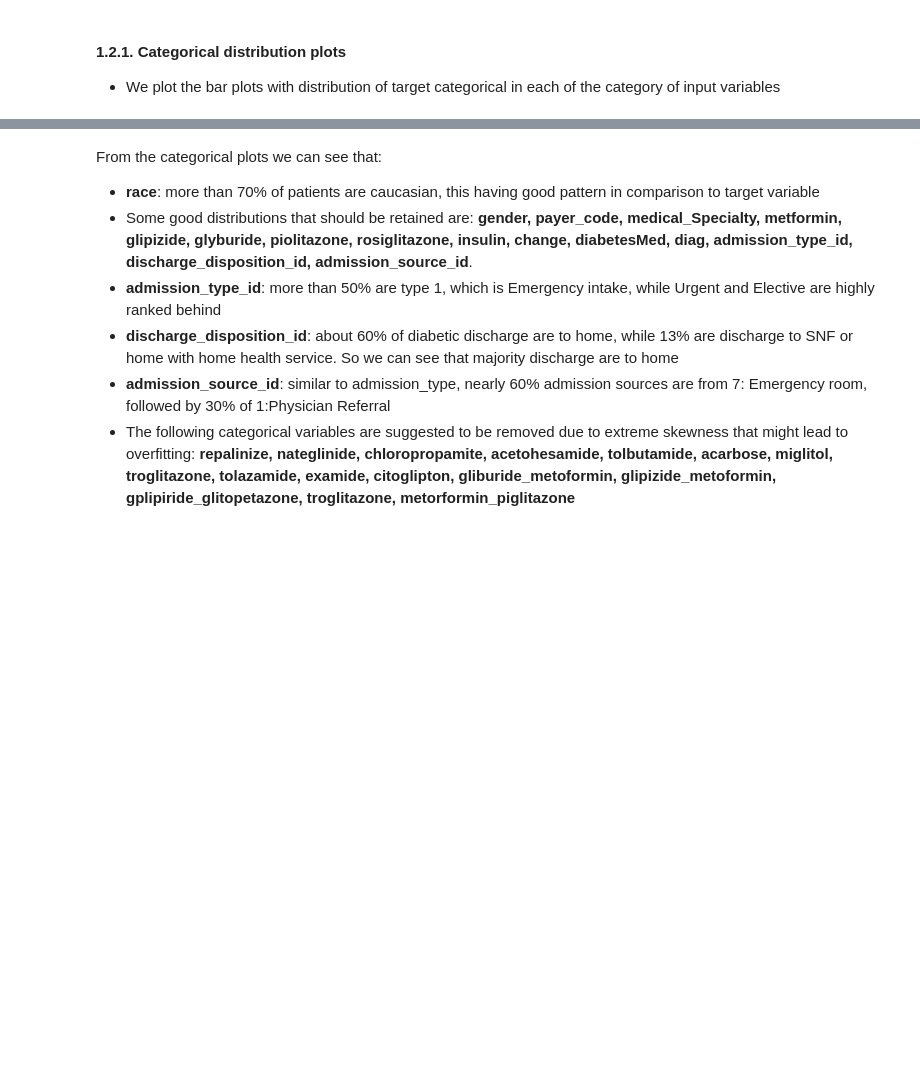
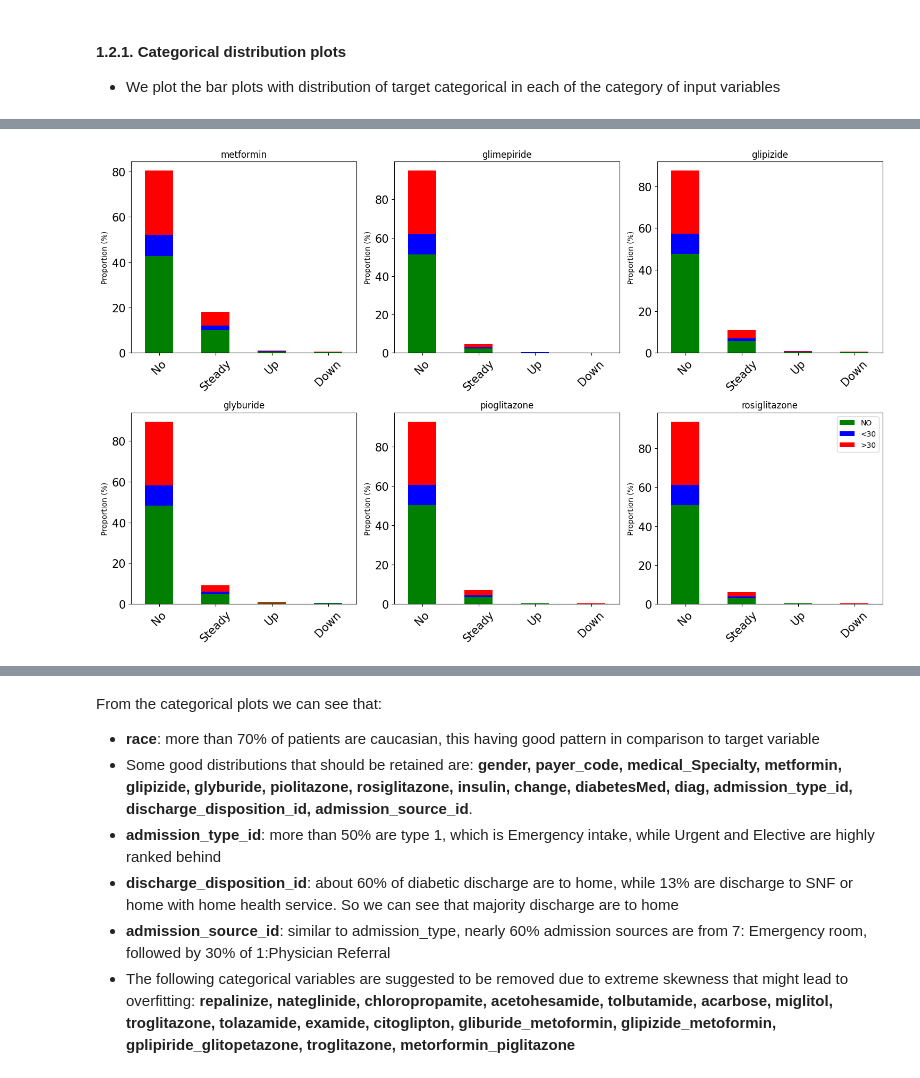
Before and after one commit to vuminhtue/Kaggle, a Jupyter notebook: Python_Diabetic/code/eda_diabetic_data.ipynb, the cells around one changed output, grey strips where cells are left out. Saved outputs shown, nothing was run; the diff lists cells and outputs as text; code cells hidden in the pictures; blank space fills up the shorter version.

```diff
--- a/Python_Diabetic/code/eda_diabetic_data.ipynb
+++ b/Python_Diabetic/code/eda_diabetic_data.ipynb
@@ -241,0 +273,5 @@ plot_categorical_grid(df, df_cat.columns)
+# %%
+plot_categorical_grid(df, ["metformin","glimepiride","glipizide","glyburide","pioglitazone",
+                  "rosiglitazone"],45)
+# %% [output]
+[figure, added]
```
Also changed, not shown: parts of 19 cells of this notebook, 20 other files.
